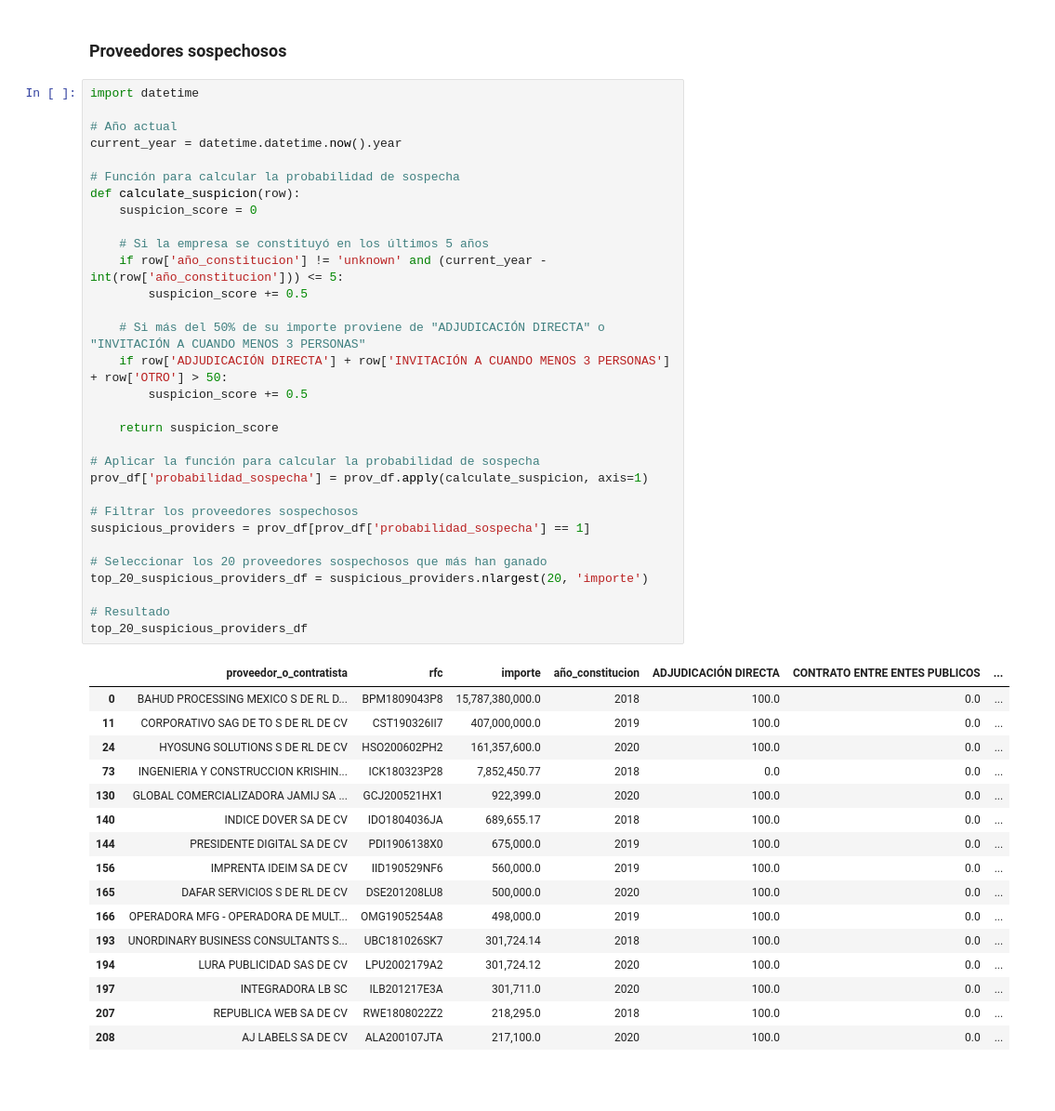
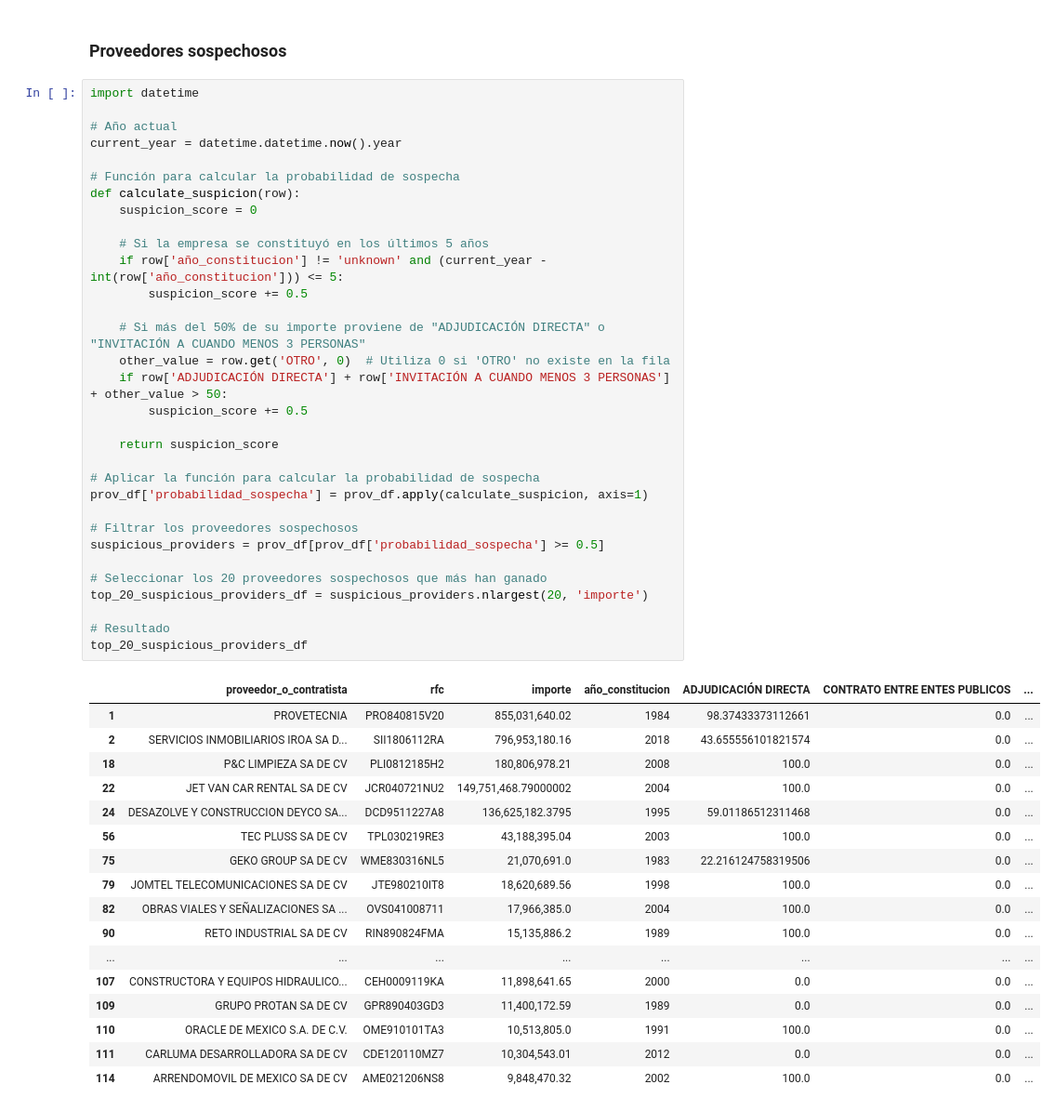
Before and after one commit to artiherrera/analisis_compranet, a Jupyter notebook: notebooks/2.0-buscador_consolidado.ipynb, the cells around one changed output. Shown at 93% size. Cells and saved outputs as stored; diff of their text form; blank space fills up the shorter version.

```diff
--- a/notebooks/2.0-buscador_consolidado.ipynb
+++ b/notebooks/2.0-buscador_consolidado.ipynb
@@ -404,50 +433,52 @@ plt.show()
 import datetime
 
 # Año actual
 current_year = datetime.datetime.now().year
 
 # Función para calcular la probabilidad de sospecha
 def calculate_suspicion(row):
     suspicion_score = 0
 
     # Si la empresa se constituyó en los últimos 5 años
     if row['año_constitucion'] != 'unknown' and (current_year - int(row['año_constitucion'])) <= 5:
         suspicion_score += 0.5
 
     # Si más del 50% de su importe proviene de "ADJUDICACIÓN DIRECTA" o "INVITACIÓN A CUANDO MENOS 3 PERSONAS"
-    if row['ADJUDICACIÓN DIRECTA'] + row['INVITACIÓN A CUANDO MENOS 3 PERSONAS'] + row['OTRO'] > 50:
+    other_value = row.get('OTRO', 0)  # Utiliza 0 si 'OTRO' no existe en la fila
+    if row['ADJUDICACIÓN DIRECTA'] + row['INVITACIÓN A CUANDO MENOS 3 PERSONAS'] + other_value > 50:
         suspicion_score += 0.5
 
     return suspicion_score
 
 # Aplicar la función para calcular la probabilidad de sospecha
 prov_df['probabilidad_sospecha'] = prov_df.apply(calculate_suspicion, axis=1)
 
 # Filtrar los proveedores sospechosos
-suspicious_providers = prov_df[prov_df['probabilidad_sospecha'] == 1]
+suspicious_providers = prov_df[prov_df['probabilidad_sospecha'] >= 0.5]
 
 # Seleccionar los 20 proveedores sospechosos que más han ganado
 top_20_suspicious_providers_df = suspicious_providers.nlargest(20, 'importe')
 
 # Resultado
 top_20_suspicious_providers_df
 # %% [output]
 |  | proveedor_o_contratista | rfc | importe | año_constitucion | ADJUDICACIÓN DIRECTA | CONTRATO ENTRE ENTES PUBLICOS | ... |
-| 0 | BAHUD PROCESSING MEXICO S DE RL D... | BPM1809043P8 | 15,787,380,000.0 | 2018 | 100.0 | 0.0 | ... |
-| 11 | CORPORATIVO SAG DE TO S DE RL DE CV | CST190326II7 | 407,000,000.0 | 2019 | 100.0 | 0.0 | ... |
-| 24 | HYOSUNG SOLUTIONS S DE RL DE CV | HSO200602PH2 | 161,357,600.0 | 2020 | 100.0 | 0.0 | ... |
-| 73 | INGENIERIA Y CONSTRUCCION KRISHIN... | ICK180323P28 | 7,852,450.77 | 2018 | 0.0 | 0.0 | ... |
-| 130 | GLOBAL COMERCIALIZADORA JAMIJ SA ... | GCJ200521HX1 | 922,399.0 | 2020 | 100.0 | 0.0 | ... |
-| 140 | INDICE DOVER SA DE CV | IDO1804036JA | 689,655.17 | 2018 | 100.0 | 0.0 | ... |
-| 144 | PRESIDENTE DIGITAL SA DE CV | PDI1906138X0 | 675,000.0 | 2019 | 100.0 | 0.0 | ... |
-| 156 | IMPRENTA IDEIM SA DE CV | IID190529NF6 | 560,000.0 | 2019 | 100.0 | 0.0 | ... |
-| 165 | DAFAR SERVICIOS S DE RL DE CV | DSE201208LU8 | 500,000.0 | 2020 | 100.0 | 0.0 | ... |
-| 166 | OPERADORA MFG - OPERADORA DE MULT... | OMG1905254A8 | 498,000.0 | 2019 | 100.0 | 0.0 | ... |
-| 193 | UNORDINARY BUSINESS CONSULTANTS S... | UBC181026SK7 | 301,724.14 | 2018 | 100.0 | 0.0 | ... |
-| 194 | LURA PUBLICIDAD SAS DE CV | LPU2002179A2 | 301,724.12 | 2020 | 100.0 | 0.0 | ... |
-| 197 | INTEGRADORA LB SC | ILB201217E3A | 301,711.0 | 2020 | 100.0 | 0.0 | ... |
-| 207 | REPUBLICA WEB SA DE CV | RWE1808022Z2 | 218,295.0 | 2018 | 100.0 | 0.0 | ... |
-| 208 | AJ LABELS SA DE CV | ALA200107JTA | 217,100.0 | 2020 | 100.0 | 0.0 | ... |
+| 1 | PROVETECNIA | PRO840815V20 | 855,031,640.02 | 1984 | 98.37433373112661 | 0.0 | ... |
+| 2 | SERVICIOS INMOBILIARIOS IROA SA D... | SII1806112RA | 796,953,180.16 | 2018 | 43.655556101821574 | 0.0 | ... |
+| 18 | P&C LIMPIEZA SA DE CV | PLI0812185H2 | 180,806,978.21 | 2008 | 100.0 | 0.0 | ... |
+| 22 | JET VAN CAR RENTAL SA DE CV | JCR040721NU2 | 149,751,468.79000002 | 2004 | 100.0 | 0.0 | ... |
+| 24 | DESAZOLVE Y CONSTRUCCION DEYCO SA... | DCD9511227A8 | 136,625,182.3795 | 1995 | 59.01186512311468 | 0.0 | ... |
+| 56 | TEC PLUSS SA DE CV | TPL030219RE3 | 43,188,395.04 | 2003 | 100.0 | 0.0 | ... |
+| 75 | GEKO GROUP SA DE CV | WME830316NL5 | 21,070,691.0 | 1983 | 22.216124758319506 | 0.0 | ... |
+| 79 | JOMTEL TELECOMUNICACIONES SA DE CV | JTE980210IT8 | 18,620,689.56 | 1998 | 100.0 | 0.0 | ... |
+| 82 | OBRAS VIALES Y SEÑALIZACIONES SA ... | OVS041008711 | 17,966,385.0 | 2004 | 100.0 | 0.0 | ... |
+| 90 | RETO INDUSTRIAL SA DE CV | RIN890824FMA | 15,135,886.2 | 1989 | 100.0 | 0.0 | ... |
+| ... | ... | ... | ... | ... | ... | ... | ... |
+| 107 | CONSTRUCTORA Y EQUIPOS HIDRAULICO... | CEH0009119KA | 11,898,641.65 | 2000 | 0.0 | 0.0 | ... |
+| 109 | GRUPO PROTAN SA DE CV | GPR890403GD3 | 11,400,172.59 | 1989 | 0.0 | 0.0 | ... |
+| 110 | ORACLE DE MEXICO S.A. DE C.V. | OME910101TA3 | 10,513,805.0 | 1991 | 100.0 | 0.0 | ... |
+| 111 | CARLUMA DESARROLLADORA SA DE CV | CDE120110MZ7 | 10,304,543.01 | 2012 | 0.0 | 0.0 | ... |
+| 114 | ARRENDOMOVIL DE MEXICO SA DE CV | AME021206NS8 | 9,848,470.32 | 2002 | 100.0 | 0.0 | ... |
 # %%
 import matplotlib.pyplot as plt
 import matplotlib.ticker as ticker
```
Also changed, not shown: parts of 6 cells of this notebook, 1 other file.
